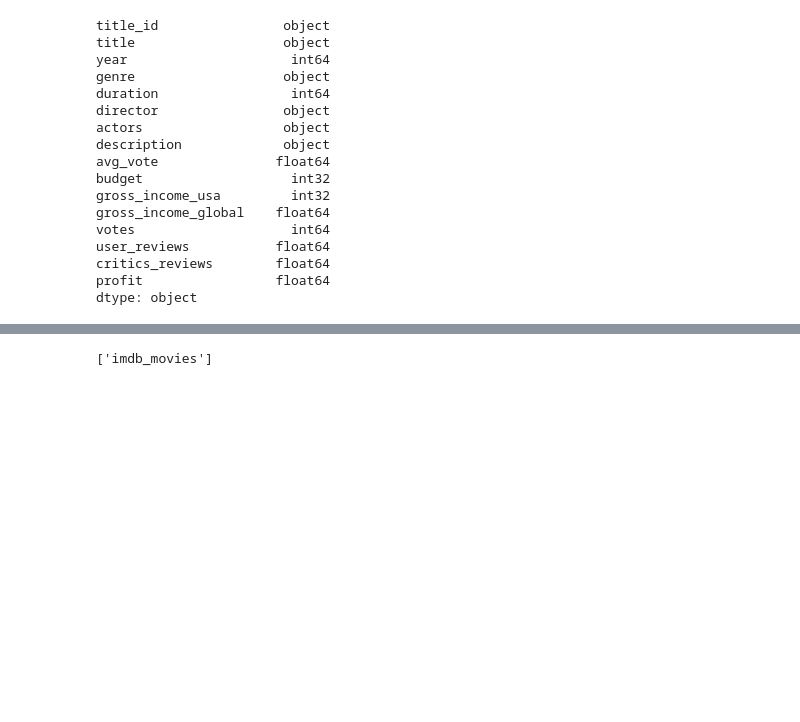
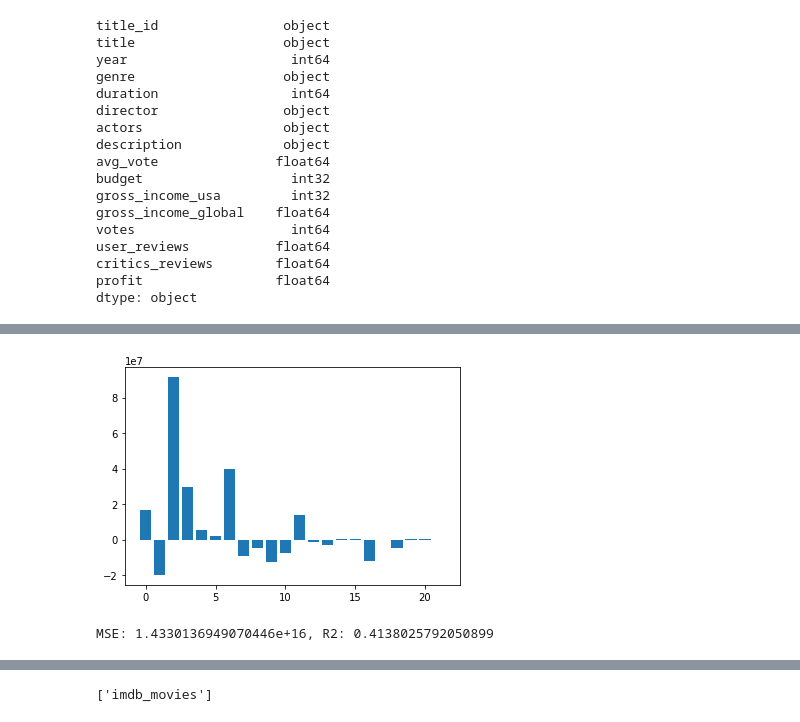
Before and after one commit to ashamabee/FinalProject, a Jupyter notebook: ETL_imdb.ipynb, the cells around one changed output, grey strips where cells are left out. Saved outputs shown, nothing was run; the diff lists cells and outputs as text; code cells hidden in the pictures; blank space fills up the shorter version.

```diff
--- a/ETL_imdb.ipynb
+++ b/ETL_imdb.ipynb
@@ -110,0 +183,4 @@ imdb_movies_df.head()
+# %%
+importance = model.coef_
+for i,v in enumerate(importance[0]):
+    print("feature: %0d,score: %.5f" % (i,v))
@@ -110,0 +205,15 @@ imdb_movies_df.head()
+# %%
+plt.bar([x for x in range(len(importance[0]))], importance[0])
+plt.show()
+# %% [output]
+[figure, added]
+# %%
+from sklearn.metrics import mean_squared_error
+
+predictions = model.predict(X_test_scaled)
+MSE = mean_squared_error(y_test_scaled, predictions)
+r2 = model.score(X_test_scaled, y_test_scaled)
+
+print(f"MSE: {MSE}, R2: {r2}")
+# %% [output]
+MSE: 1.4330136949070446e+16, R2: 0.4138025792050899
```
Also changed, not shown: parts of 21 cells of this notebook.
